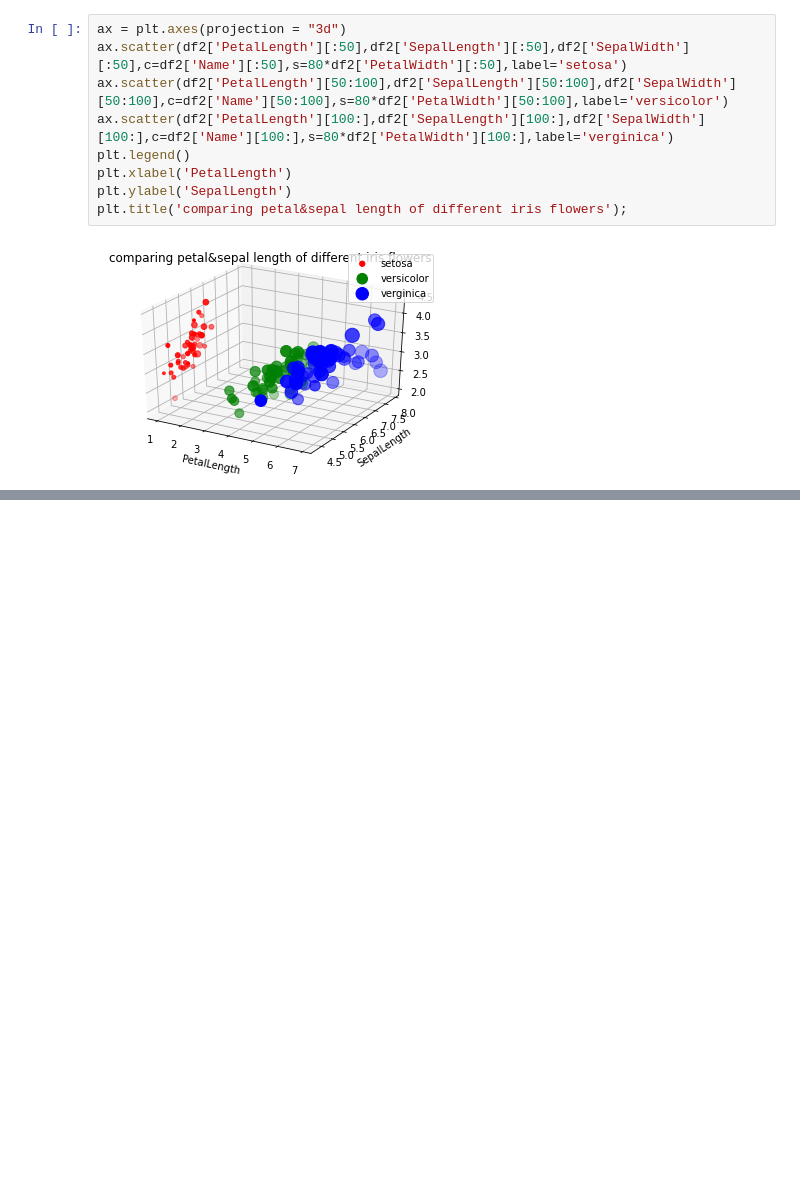
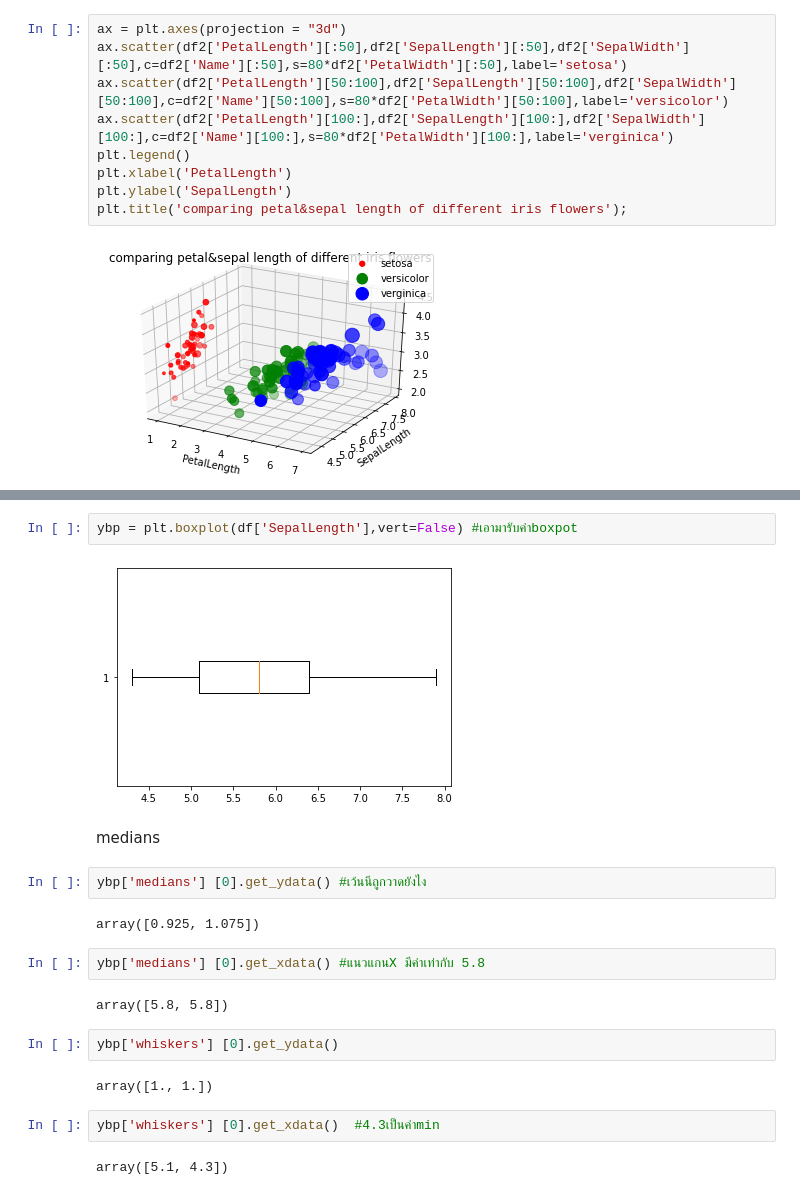
Before and after one commit to Chanakarn06/data_viz_2022, a Jupyter notebook: DataViz02_Distribution.ipynb, the cells around one changed output, grey strips where cells are left out. Drawn from its saved outputs; the diff is of its cells as text; blank space fills up the shorter version.

```diff
--- a/DataViz02_Distribution.ipynb
+++ b/DataViz02_Distribution.ipynb
@@ -182,0 +213,22 @@ plt.title('comparing petal&sepal length of different iris flowers');
+# %%
+ybp = plt.boxplot(df['SepalLength'],vert=False) #เอามารับค่าboxpot
+# %% [output]
+[figure, added]
+# %% [markdown]
+medians
+# %%
+ybp['medians'] [0].get_ydata() #เว้นนีถูกวาดยังไง
+# %% [output]
+array([0.925, 1.075])
+# %%
+ybp['medians'] [0].get_xdata() #แนวแกนX มีค่าเท่ากับ 5.8
+# %% [output]
+array([5.8, 5.8])
+# %%
+ybp['whiskers'] [0].get_ydata()
+# %% [output]
+array([1., 1.])
+# %%
+ybp['whiskers'] [0].get_xdata()  #4.3เป็นค่าmin
+# %% [output]
+array([5.1, 4.3])
```
Also changed, not shown: parts of 17 cells of this notebook.
